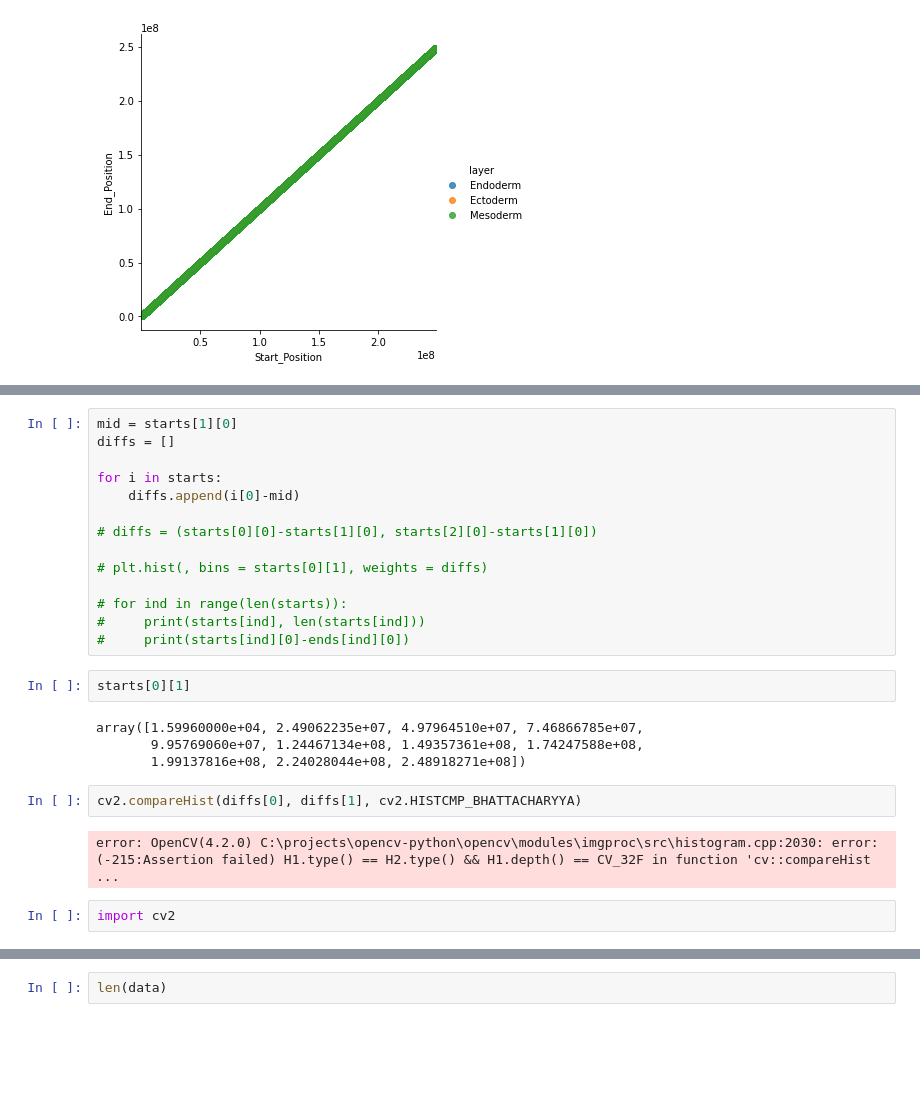
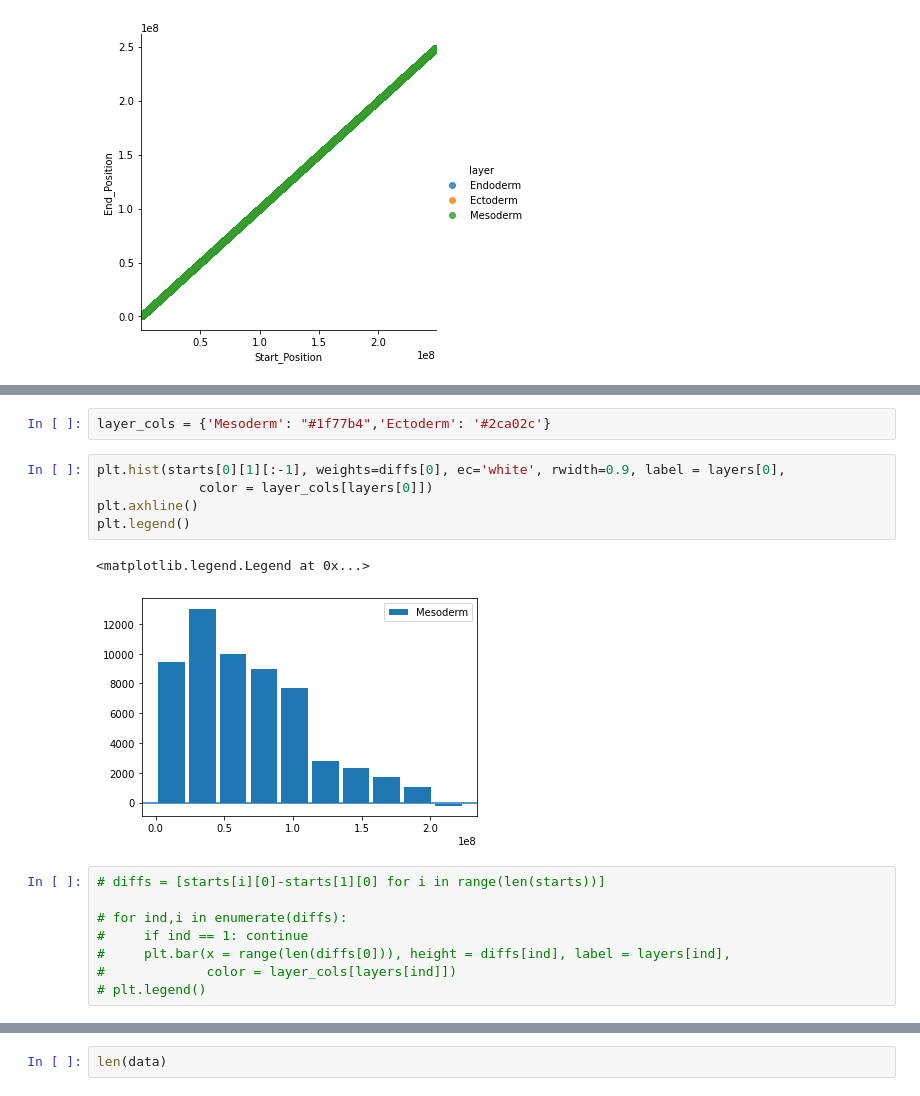
Before and after one commit to ajkeamy/Clustering-Germ-Layers, a Jupyter notebook: notebooks/Kmeans_analysis.ipynb, the cells around one changed output, grey strips where cells are left out. Cells and saved outputs as stored; diff of their text form; blank space fills up the shorter version.

```diff
--- a/notebooks/Kmeans_analysis.ipynb
+++ b/notebooks/Kmeans_analysis.ipynb
@@ -163,26 +158,18 @@ all_layers.query('End_Position - Start_Position > 10')
-# %%
-mid = starts[1][0]
-diffs = []
-
-for i in starts:
-    diffs.append(i[0]-mid)
-
-# diffs = (starts[0][0]-starts[1][0], starts[2][0]-starts[1][0])
-
-# plt.hist(, bins = starts[0][1], weights = diffs)
-
-# for ind in range(len(starts)):
-#     print(starts[ind], len(starts[ind]))
-#     print(starts[ind][0]-ends[ind][0])
-# %%
-starts[0][1]
-# %% [output]
-array([1.59960000e+04, 2.49062235e+07, 4.97964510e+07, 7.46866785e+07,
-       9.95769060e+07, 1.24467134e+08, 1.49357361e+08, 1.74247588e+08,
-       1.99137816e+08, 2.24028044e+08, 2.48918271e+08])
-# %%
-cv2.compareHist(diffs[0], diffs[1], cv2.HISTCMP_BHATTACHARYYA)
-# %% [output]
-error: OpenCV(4.2.0) C:\projects\opencv-python\opencv\modules\imgproc\src\histogram.cpp:2030: error: (-215:Assertion failed) H1.type() == H2.type() && H1.depth() == CV_32F in function 'cv::compareHist ...
-# %%
-import cv2
+# %%
+layer_cols = {'Mesoderm': "#1f77b4",'Ectoderm': '#2ca02c'}
+# %%
+plt.hist(starts[0][1][:-1], weights=diffs[0], ec='white', rwidth=0.9, label = layers[0],
+             color = layer_cols[layers[0]])
+plt.axhline()
+plt.legend()
+# %% [output]
+<matplotlib.legend.Legend at 0x...>
+[figure, added]
+# %%
+# diffs = [starts[i][0]-starts[1][0] for i in range(len(starts))]
+
+# for ind,i in enumerate(diffs):
+#     if ind == 1: continue
+#     plt.bar(x = range(len(diffs[0])), height = diffs[ind], label = layers[ind],
+#             color = layer_cols[layers[ind]])
+# plt.legend()
```
Also changed, not shown: parts of 24 cells of this notebook.
